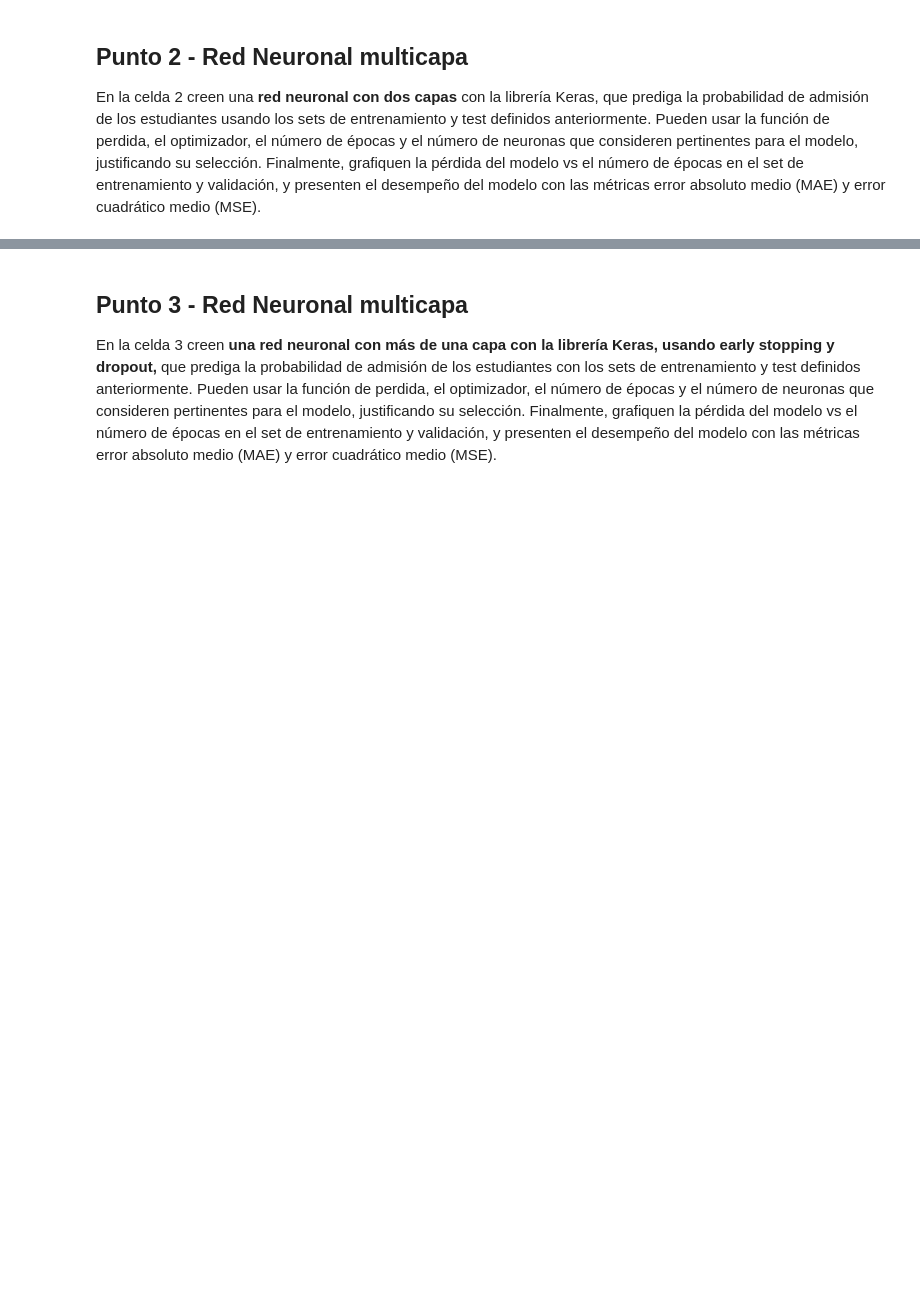
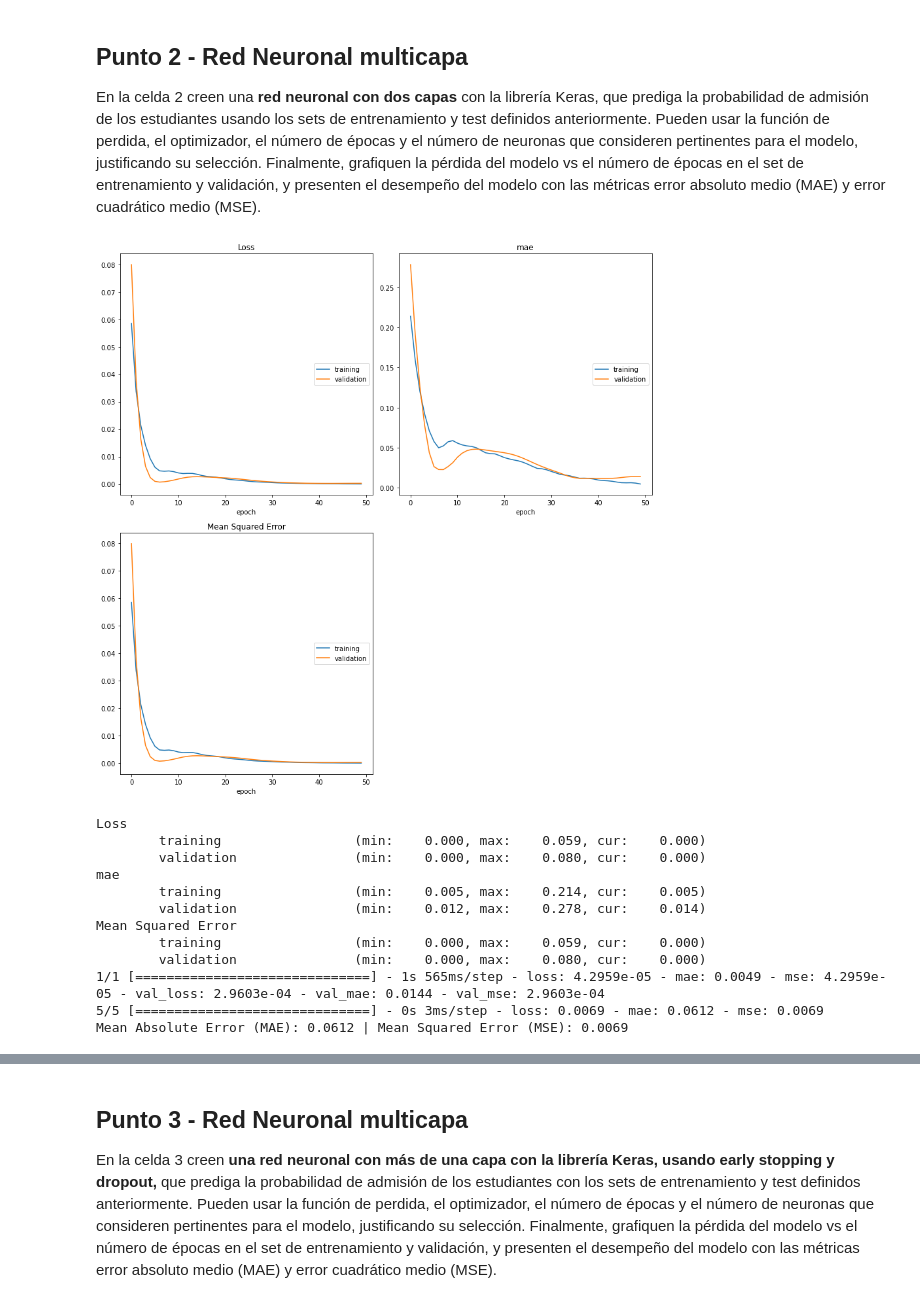
Before and after one commit to dayroncj/MIAD_ML_NLP_2023, a Jupyter notebook: Semana 6/S6TC1-Redes_Neuronales.ipynb, the cells around one changed output, grey strips where cells are left out. Cells and saved outputs as stored; diff of their text form; code cells hidden in the pictures; blank space fills up the shorter version.

```diff
--- a/Semana 6/S6TC1-Redes_Neuronales.ipynb
+++ b/Semana 6/S6TC1-Redes_Neuronales.ipynb
@@ -129,4 +134,44 @@ Mean Absolute Error (MAE): 0.0613 | Mean Squared Error (MSE): 0.0058
 ## Punto 2 - Red Neuronal multicapa
 
 En la celda 2 creen una **red neuronal con dos capas** con la librería Keras, que prediga la probabilidad de admisión de los estudiantes usando los sets de entrenamiento y test definidos anteriormente. Pueden usar la función de perdida, el optimizador, el número de épocas y el número de neuronas que consideren pertinentes para el modelo, justificando su selección. Finalmente, grafiquen la pérdida del modelo vs el número de épocas en el set de entrenamiento y validación, y presenten el desempeño del modelo con las métricas error absoluto medio (MAE) y error cuadrático medio (MSE).
+# %%
+# Celda 2
+
+# Limpiamos la sesión para no ocupar tanta memoria
+K.clear_session()
+
+# Definimos una red neuronal con la función Sequential()
+model = Sequential()
+
+# Separación de datos de entrenamiento para considerar un set de validación durante entrenamiento
+xTrain, xVal, yTrain, yVal = train_test_split(xTrain, yTrain, test_size=0.15, random_state=42)
+
+# Definimos dos capas densas con un tamaño de salida de igual a output_var y un input_shape de dims
+model.add(Dense(512, input_shape=(dims,), activation='relu'))
+model.add(Dense(256, activation='relu'))
+
+# Definición de la capa de salida con función de activación sigmoide para obtener un valor que represente la probabilidad de ser admitido.
+model.add(Dense(1, activation='sigmoid'))
+
+model.compile(optimizer='Adam', loss='mean_squared_error', metrics=['mae', 'mse'])
+
+# Entrenamos la red neuronal con 20 épocas
+model.fit(xTrain, yTrain, verbose=1, epochs=50, validation_data=(xVal, yVal), callbacks=[PlotLossesKeras()])
+
+loss, mae, mse = model.evaluate(xTest, yTest)
+print(f"Mean Absolute Error (MAE): {mae:.4f} | Mean Squared Error (MSE): {mse:.4f}")
+# %% [output]
+[figure, added]
+Loss
+        training                 (min:    0.000, max:    0.059, cur:    0.000)
+        validation               (min:    0.000, max:    0.080, cur:    0.000)
+mae
+        training                 (min:    0.005, max:    0.214, cur:    0.005)
+        validation               (min:    0.012, max:    0.278, cur:    0.014)
+Mean Squared Error
+        training                 (min:    0.000, max:    0.059, cur:    0.000)
+        validation               (min:    0.000, max:    0.080, cur:    0.000)
+1/1 [==============================] - 1s 565ms/step - loss: 4.2959e-05 - mae: 0.0049 - mse: 4.2959e-05 - val_loss: 2.9603e-04 - val_mae: 0.0144 - val_mse: 2.9603e-04
+5/5 [==============================] - 0s 3ms/step - loss: 0.0069 - mae: 0.0612 - mse: 0.0069
+Mean Absolute Error (MAE): 0.0612 | Mean Squared Error (MSE): 0.0069
 # %%
```
Also changed, not shown: parts of 16 cells of this notebook.
